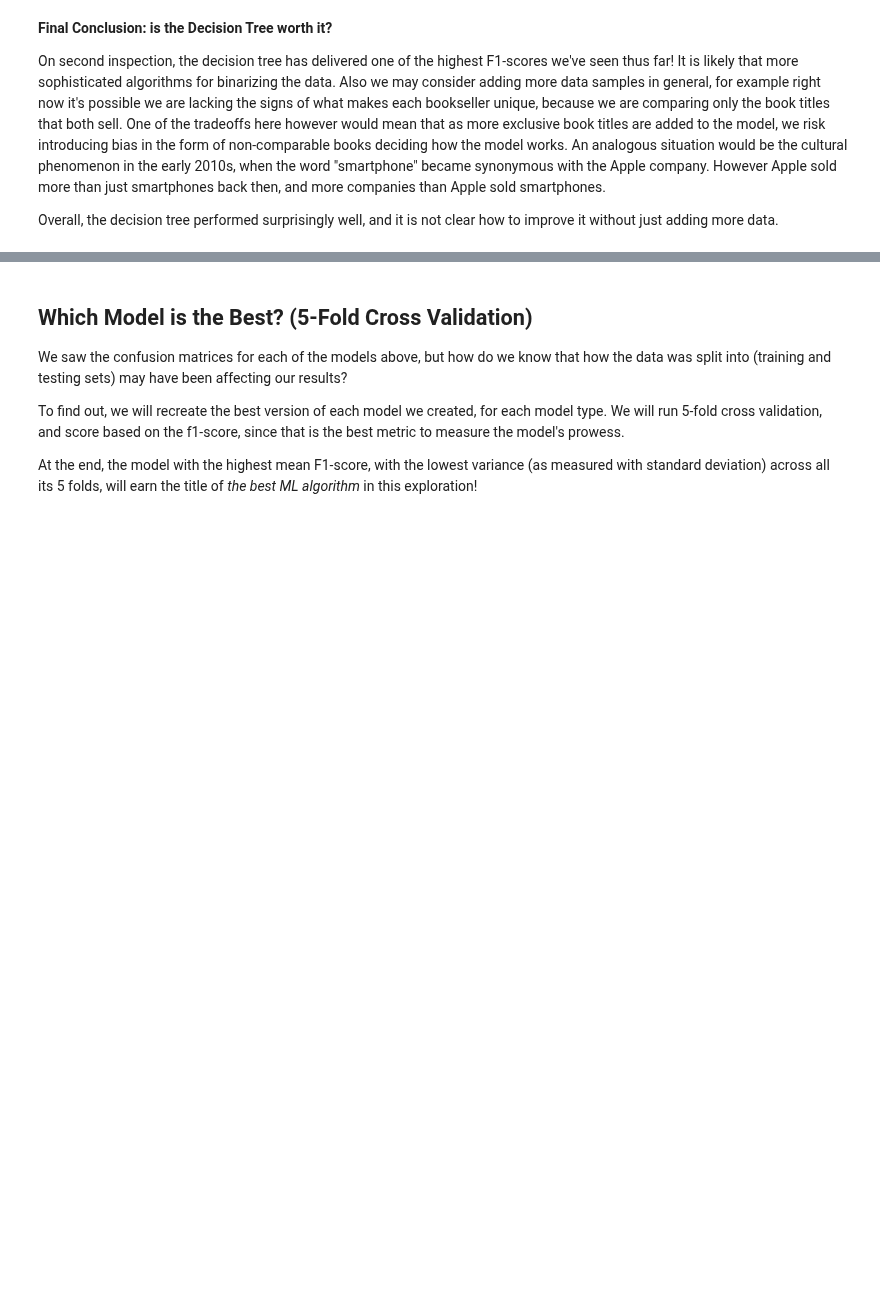
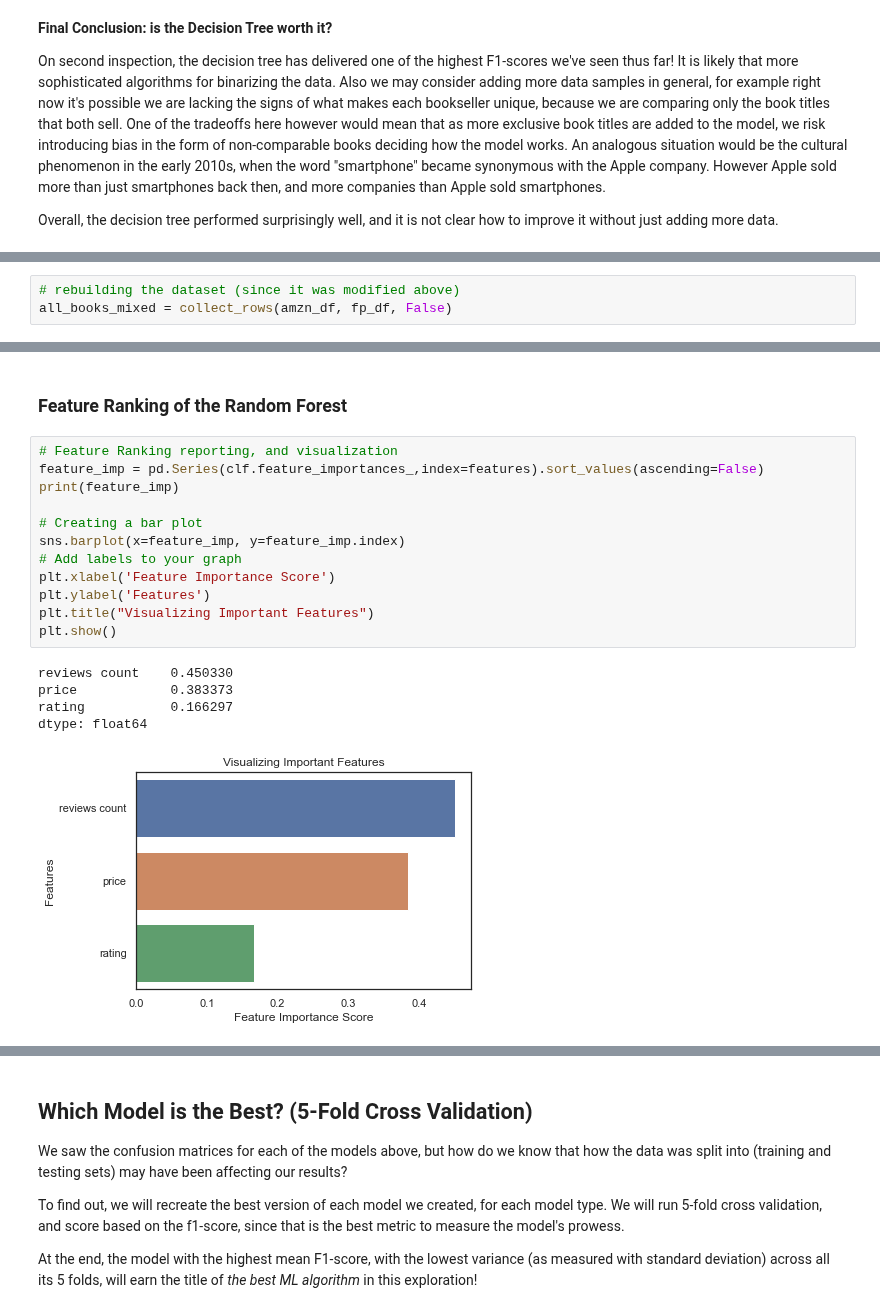
Before and after one commit to UPstartDeveloper/bookstore-classifier, a Jupyter notebook: classifications.ipynb, the cells around one changed output, grey strips where cells are left out. Saved outputs shown, nothing was run; the diff lists cells and outputs as text; blank space fills up the shorter version.

```diff
--- a/classifications.ipynb
+++ b/classifications.ipynb
@@ -1595,0 +1604,3 @@ Overall, the decision tree performed surprisingly well, and it is not clear how
+# %%
+# rebuilding the dataset (since it was modified above)
+all_books_mixed = collect_rows(amzn_df, fp_df, False)
@@ -1595,0 +1628,20 @@ Overall, the decision tree performed surprisingly well, and it is not clear how
+# %% [markdown]
+### Feature Ranking of the Random Forest
+# %%
+# Feature Ranking reporting, and visualization
+feature_imp = pd.Series(clf.feature_importances_,index=features).sort_values(ascending=False)
+print(feature_imp)
+
+# Creating a bar plot
+sns.barplot(x=feature_imp, y=feature_imp.index)
+# Add labels to your graph
+plt.xlabel('Feature Importance Score')
+plt.ylabel('Features')
+plt.title("Visualizing Important Features")
+plt.show()
+# %% [output]
+reviews count    0.450330
+price            0.383373
+rating           0.166297
+dtype: float64
+[figure, added]
```
Also changed, not shown: parts of 14 cells of this notebook, 1 other file.
